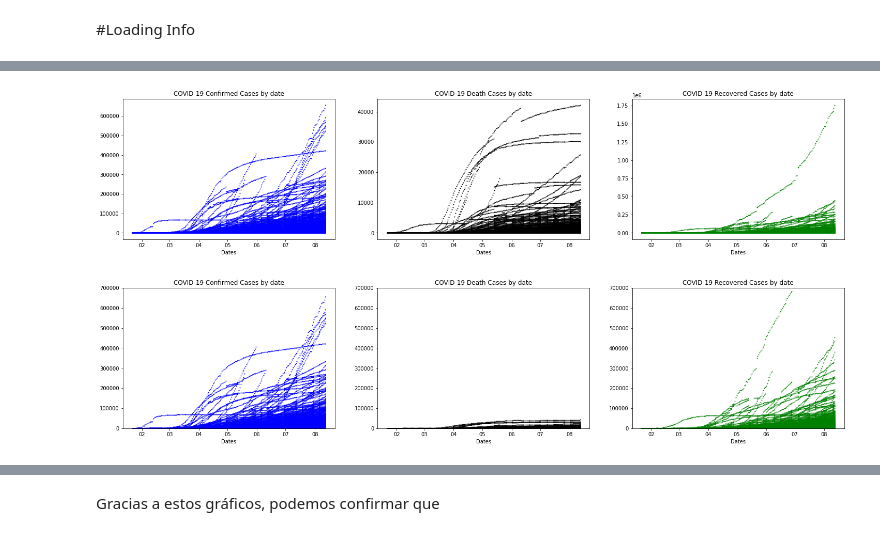
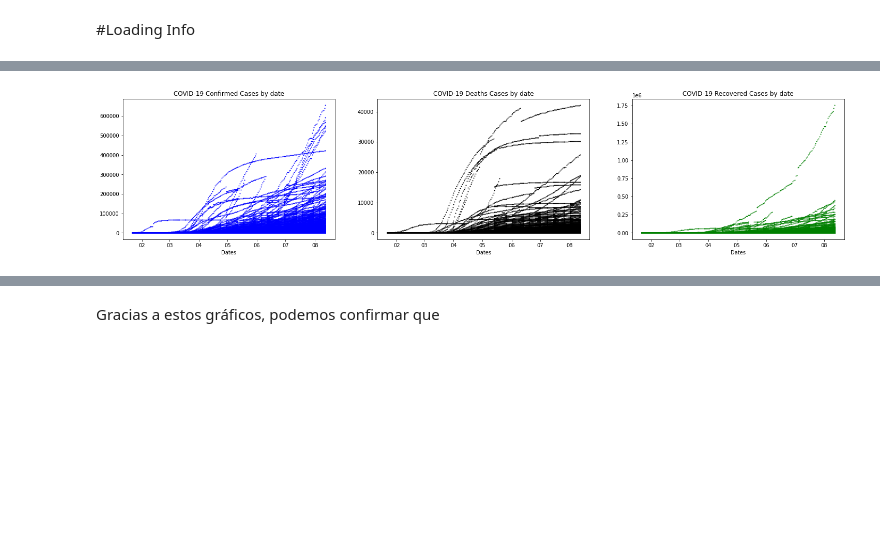
Before and after one commit to Edward-TL/covid, a Jupyter notebook: analisis_covid.ipynb, the cells around one changed output, grey strips where cells are left out. Cells and saved outputs as stored; diff of their text form; code cells hidden in the pictures; blank space fills up the shorter version.

```diff
--- a/analisis_covid.ipynb
+++ b/analisis_covid.ipynb
@@ -73,61 +68,25 @@ df = df[['ObservationDate',
          'Confirmed',
          'Deaths',
          'Recovered']]
-# %%
-x = df['ObservationDate']
-fig, (ax1, ax2, ax3) = plt.subplots(1,3, figsize=(25,5), sharey=False, sharex=True)
-
-#Confirmed Cases
-y1 = df['Confirmed']
-ax1.scatter(x, y1, s=1, color='b')
-ax1.set_title('COVID-19 Confirmed Cases by date')
-ax1.xaxis.set_major_formatter(date_format)
-
-#Deaths
-y2 = df['Deaths']
-ax2.scatter(x, y2, s=1, color='k')
-ax2.set_title('COVID-19 Death Cases by date')
-
-#Recovered
-y3 = df['Recovered']
-ax3.scatter(x, y3, s=1, color='g')
-ax3.set_title('COVID-19 Recovered Cases by date')
-
-date_format = mdates.DateFormatter('%m')
-
-for ax in fig.get_axes():
-    ax.set_xlabel('Dates')
-    ax.xaxis.set_major_formatter(date_format)
-
-plt.show()
-
-
-fig, (ax1, ax2, ax3) = plt.subplots(1,3, figsize=(25,5), sharey=False, sharex=True)
-
-#Confirmed Cases
-y1 = df['Confirmed']
-ax1.scatter(x, y1, s=1, color='b')
-ax1.set_title('COVID-19 Confirmed Cases by date')
-ax1.xaxis.set_major_formatter(date_format)
-
-#Deaths
-y2 = df['Deaths']
-ax2.scatter(x, y2, s=1, color='k')
-ax2.set_title('COVID-19 Death Cases by date')
-
-#Recovered
-y3 = df['Recovered']
-ax3.scatter(x, y3, s=1, color='g')
-ax3.set_title('COVID-19 Recovered Cases by date')
-
-date_format = mdates.DateFormatter('%m')
-
-for ax in fig.get_axes():
-    ax.set_ylim(0,700000)
-    ax.set_xlabel('Dates')
-    ax.xaxis.set_major_formatter(date_format)
-
-plt.show()
-# %% [output]
-[figure, removed]
-[figure, removed]
+# %%
+y_df = ['Confirmed', 'Deaths', 'Recovered']
+titles = ['COVID-19 Confirmed Cases by date', 'COVID-19 Deaths Cases by date', 'COVID-19 Recovered Cases by date']
+colors = ['b', 'k', 'g']
+# %%
+x = df['ObservationDate']
+fig, (ax1, ax2, ax3) = plt.subplots(1,3, figsize=(25,5), sharey=False, sharex=True)
+n = 0
+
+for ax in fig.get_axes():
+    ax.scatter(x, df[ y_df[n] ], s=1, c=colors[n])
+    ax.set_title(titles[n])
+
+    date_format = mdates.DateFormatter('%m')
+    ax.set_xlabel('Dates')
+    ax.xaxis.set_major_formatter(date_format)
+
+    n = n + 1
+
+plt.show()
+# %% [output]
+[figure, added]
```
Also changed, not shown: parts of 50 cells of this notebook.
